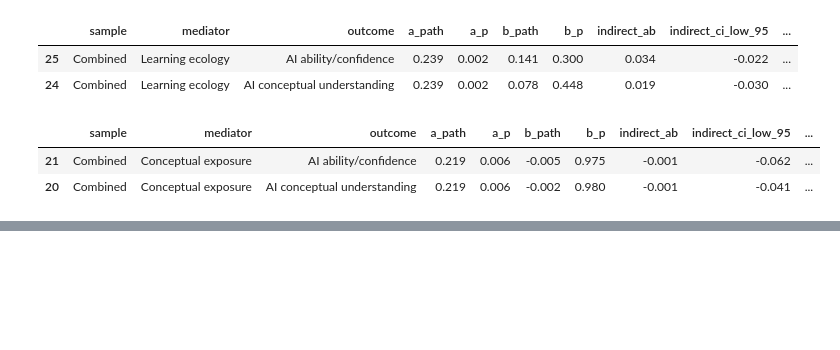
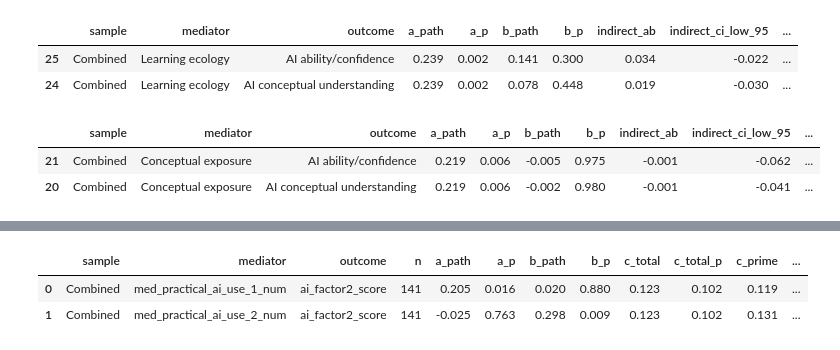
Before and after one commit to garcia-ho/1st_analysis, a Jupyter notebook: phas1_SLR.ipynb, the cells around one changed output, grey strips where cells are left out. Drawn from its saved outputs; the diff is of its cells as text; code cells hidden in the pictures; blank space fills up the shorter version.

```diff
--- a/Phase1_analysis.ipynb
+++ b/phas1_SLR.ipynb
@@ -536,0 +558,21 @@ compare_one_mediator_across_outcomes(mediation_results, "Conceptual exposure", s
+# %%
+practical_ai_use_items = [
+    "med_practical_ai_use_1_num",
+    "med_practical_ai_use_2_num",
+]
+
+practical_ai_use_item_results = run_item_level_mediation(
+    df_analysis,
+    sample="Combined",
+    x="ses_index",
+    mediator_items=practical_ai_use_items,
+    y="ai_factor2_score",
+    n_boot=3000,
+    seed=2026
+)
+
+practical_ai_use_item_results.round(3)
+# %% [output]
+|  | sample | mediator | outcome | n | a_path | a_p | b_path | b_p | c_total | c_total_p | c_prime | ... |
+| 0 | Combined | med_practical_ai_use_1_num | ai_factor2_score | 141 | 0.205 | 0.016 | 0.020 | 0.880 | 0.123 | 0.102 | 0.119 | ... |
+| 1 | Combined | med_practical_ai_use_2_num | ai_factor2_score | 141 | -0.025 | 0.763 | 0.298 | 0.009 | 0.123 | 0.102 | 0.131 | ... |
```
Also changed, not shown: parts of 16 cells of this notebook, 4 other files.
